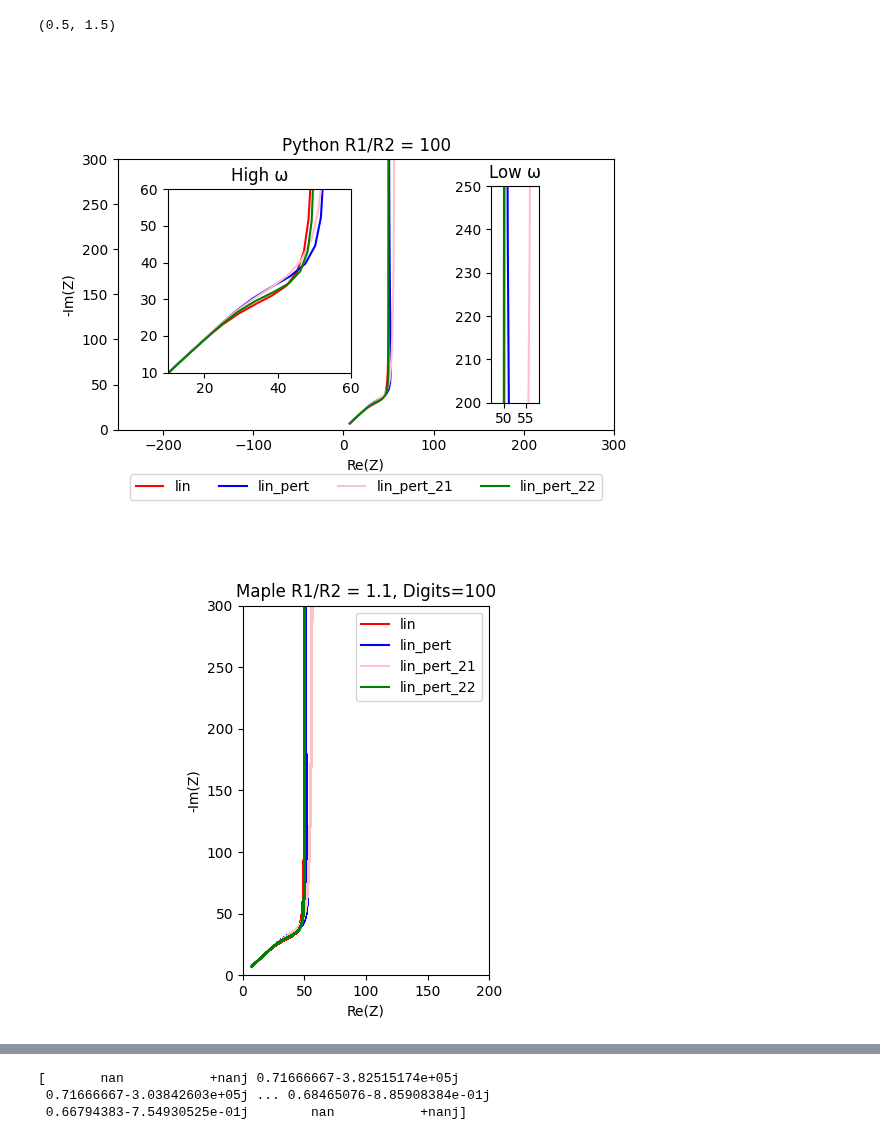
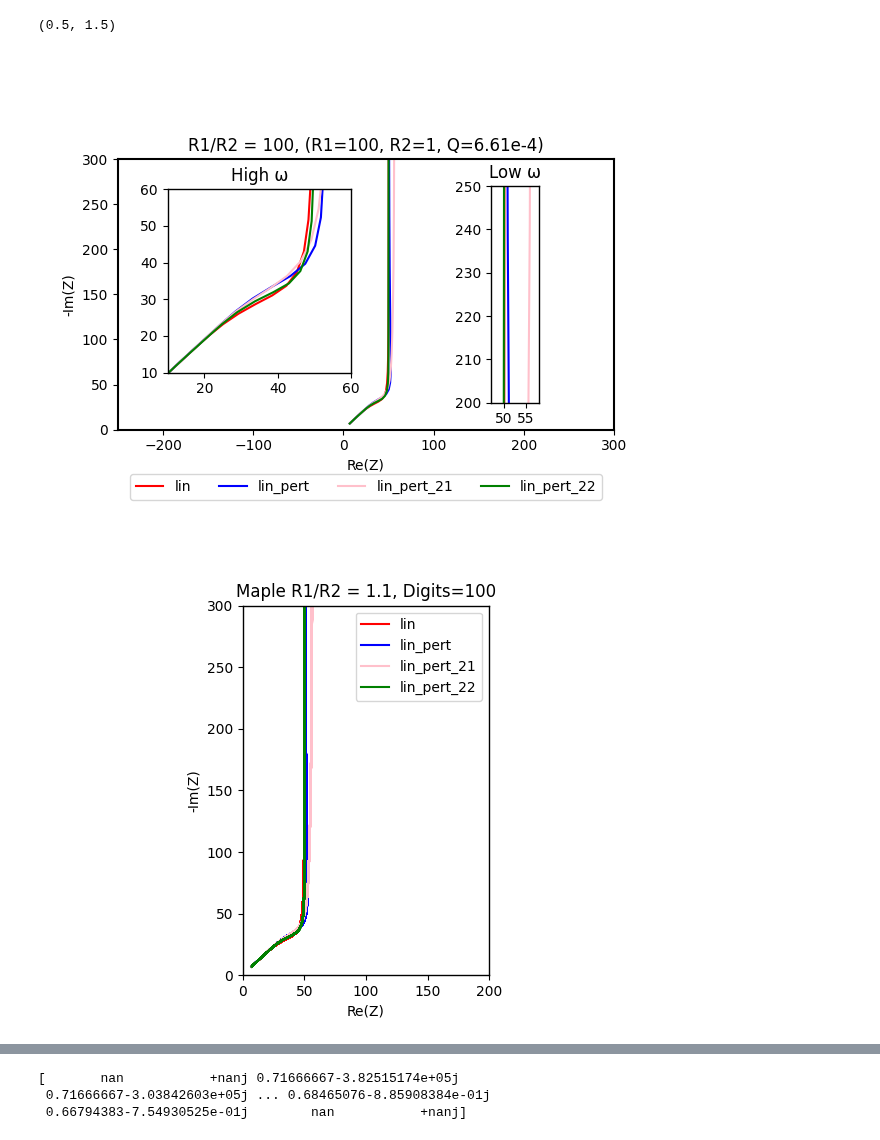
Before and after one commit to Yugal0/fitting-eis-inhomo-electrode, a Jupyter notebook: Linear mix.ipynb, the cells around one changed output, grey strips where cells are left out. Saved outputs shown, nothing was run; the diff lists cells and outputs as text; code cells hidden in the pictures.

```diff
--- a/Linear mix.ipynb
+++ b/Linear mix.ipynb
@@ -206,8 +206,9 @@ z_lin_pert_maple_100_1_point_1=make_z_from_csv("z_lin_pert_data_100_R1R2_1point1
 z_lin_pert_21_maple_100_1_point_1=make_z_from_csv("z_lin_pert_21_data_100_R1R2_1point1.csv")
 z_lin_pert_22_maple_100_1_point_1=make_z_from_csv("z_lin_pert_22_data_100_R1R2_1point1.csv")
 # %%
+plt.rcParams['axes.linewidth'] = 1.5
 ax= plt.figure().add_subplot()
-ax.set_title("Python R1/R2 = 100")
+ax.set_title("R1/R2 = 100, (R1=100, R2=1, Q=6.61e-4)")
 # # factor=194.56/1.5
 factor=1
 ax.plot(np.real(tlmlin_pred/factor),-np.imag(tlmlin_pred/factor),"r",label="lin")
@@ -222,6 +223,7 @@ ax.set_ylabel("-Im(Z)")
 ax.set_aspect("equal")
 ax.set_xlim(-250,300)
 ax.set_ylim(0,300)
+plt.rcParams['axes.linewidth'] = 1
 
 ax11=ax.inset_axes(bounds=[0.1,0.2,0.37,0.7])
 #ax.indicate_inset_zoom(ax11)
@@ -264,34 +266,34 @@ ax4.set_aspect("equal")
 ax4.set_xlim(0,200)
 ax4.set_ylim(0,300)
 
 # ax6= plt.figure().add_subplot()
 # ax6.set_title("maple_100_100_rerun")
 # ax6.plot(np.real(z_lin_maple_100_100),-np.imag(z_lin_maple_100_100),"r",label="lin")
 # ax6.plot(np.real(z_lin_pert_maple_100_100),-np.imag(z_lin_pert_maple_100_100),"b",label="lin_pert")
 # ax6.plot(np.real(z_lin_pert_21_maple_100_100),-np.imag(z_lin_pert_21_maple_100_100),"pink",label="lin_pert_21")
 # #ax6.plot(np.real(z_lin_pert_22_maple_100_100),-np.imag(z_lin_pert_22_maple_100_100),"g",label="lin_pert_22")
 # ax6.legend()
 # ax6.set_xlabel("Re(Z)")
 # ax6.set_ylabel("-Im(Z)")
 # ax6.set_aspect("equal")
 # ax6.set_xlim(-4,200)
 # ax6.set_ylim(-1,600)
 
 ax5= plt.figure().add_subplot()
 ax4.set_title("Maple R1/R2 = 1.1, Digits=100")
 ax5.plot(np.real(z_lin_maple_100_1_point_1),-np.imag(z_lin_maple_100_1_point_1),"r",label="lin")
 ax5.plot(np.real(z_lin_pert_maple_100_1_point_1),-np.imag(z_lin_pert_maple_100_1_point_1),"b",label="lin_pert")
 ax5.plot(np.real(z_lin_pert_21_maple_100_1_point_1),-np.imag(z_lin_pert_21_maple_100_1_point_1),"pink",label="lin_pert_21")
 ax5.plot(np.real(z_lin_pert_22_maple_100_1_point_1),-np.imag(z_lin_pert_22_maple_100_1_point_1),"g",label="lin_pert_22")
 ax5.legend()
 ax5.set_xlabel("Re(Z)")
 ax5.set_ylabel("-Im(Z)")
 ax5.set_aspect("equal")
 ax5.set_xlim(0.5,0.8)
 ax5.set_ylim(0.5,1.5)
 # %% [output]
 (0.5, 1.5)
-[figure, old version]
+[figure, new version]
 [figure]
 [figure]
 # %%
```
